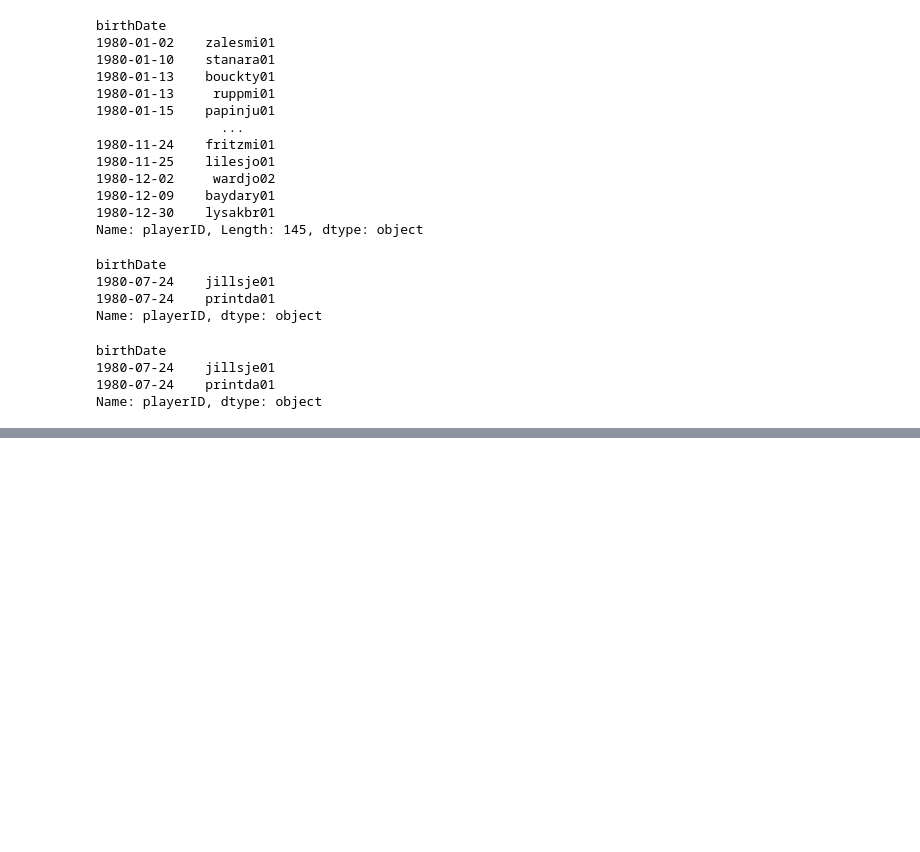
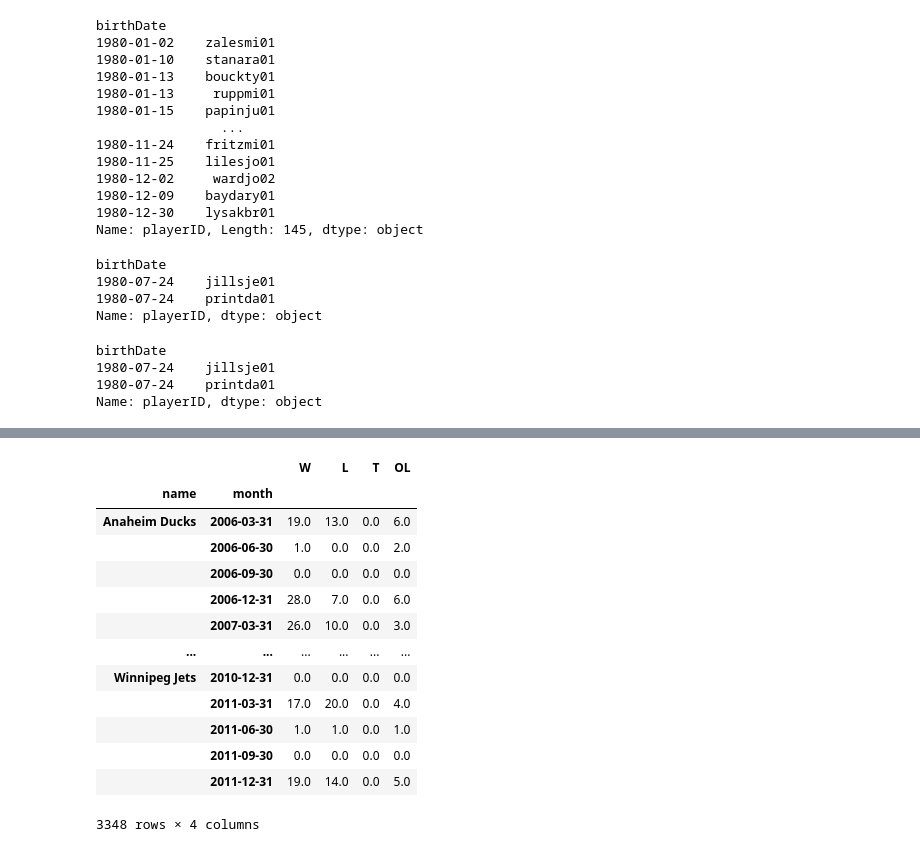
Before and after one commit to Kinetics20/hockey_pandas_practice, a Jupyter notebook: notebooks/handling_time_series.ipynb, the cells around one changed output, grey strips where cells are left out. Drawn from its saved outputs; the diff is of its cells as text; code cells hidden in the pictures; blank space fills up the shorter version.

```diff
--- a/notebooks/handling_time_series.ipynb
+++ b/notebooks/handling_time_series.ipynb
@@ -261,0 +387,6 @@ Name: playerID, dtype: object
+# %%
+team_splits.drop('year', axis=1, inplace=True)
+# %%
+team_splits.set_index('month', inplace=True)
+# %%
+team_splits.drop('months', axis=1, inplace=True)
@@ -261,0 +403,2 @@ Name: playerID, dtype: object
+# %%
+team_splits.index = team_splits.index.to_timestamp()
@@ -261,0 +415,17 @@ Name: playerID, dtype: object
+# %%
+team_splits.groupby('name')[['W', 'L', 'T', 'OL']].resample('QE').sum()
+# %% [output]
+|  |  | W | L | T | OL |
+| name | month |  |  |  |  |
+| Anaheim Ducks | 2006-03-31 | 19.0 | 13.0 | 0.0 | 6.0 |
+|  | 2006-06-30 | 1.0 | 0.0 | 0.0 | 2.0 |
+|  | 2006-09-30 | 0.0 | 0.0 | 0.0 | 0.0 |
+|  | 2006-12-31 | 28.0 | 7.0 | 0.0 | 6.0 |
+|  | 2007-03-31 | 26.0 | 10.0 | 0.0 | 3.0 |
+| ... | ... | ... | ... | ... | ... |
+| Winnipeg Jets | 2010-12-31 | 0.0 | 0.0 | 0.0 | 0.0 |
+|  | 2011-03-31 | 17.0 | 20.0 | 0.0 | 4.0 |
+|  | 2011-06-30 | 1.0 | 1.0 | 0.0 | 1.0 |
+|  | 2011-09-30 | 0.0 | 0.0 | 0.0 | 0.0 |
+|  | 2011-12-31 | 19.0 | 14.0 | 0.0 | 5.0 |
+3348 rows × 4 columns
```
Also changed, not shown: parts of 22 cells of this notebook, 6 other files.
